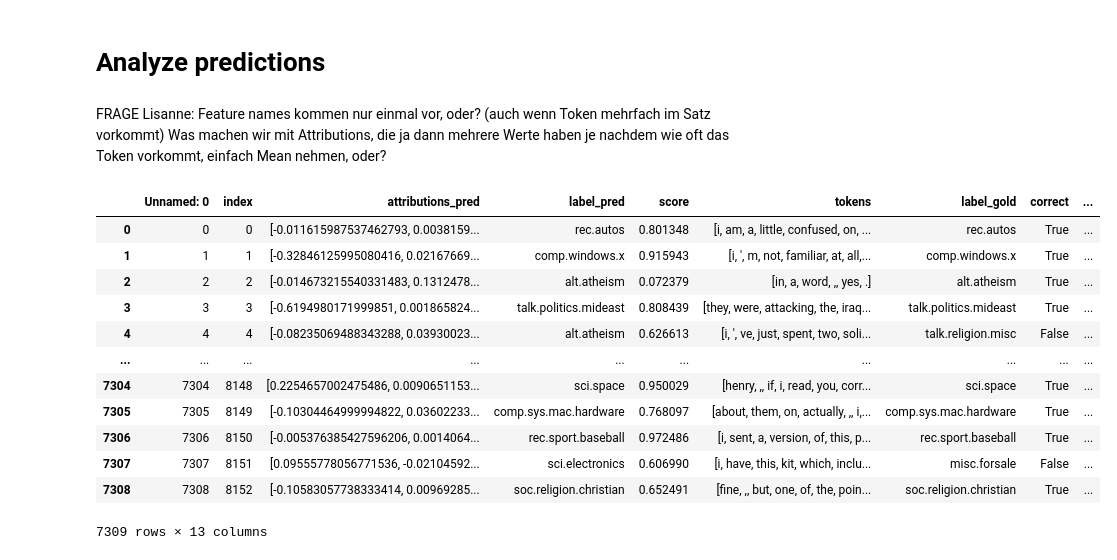
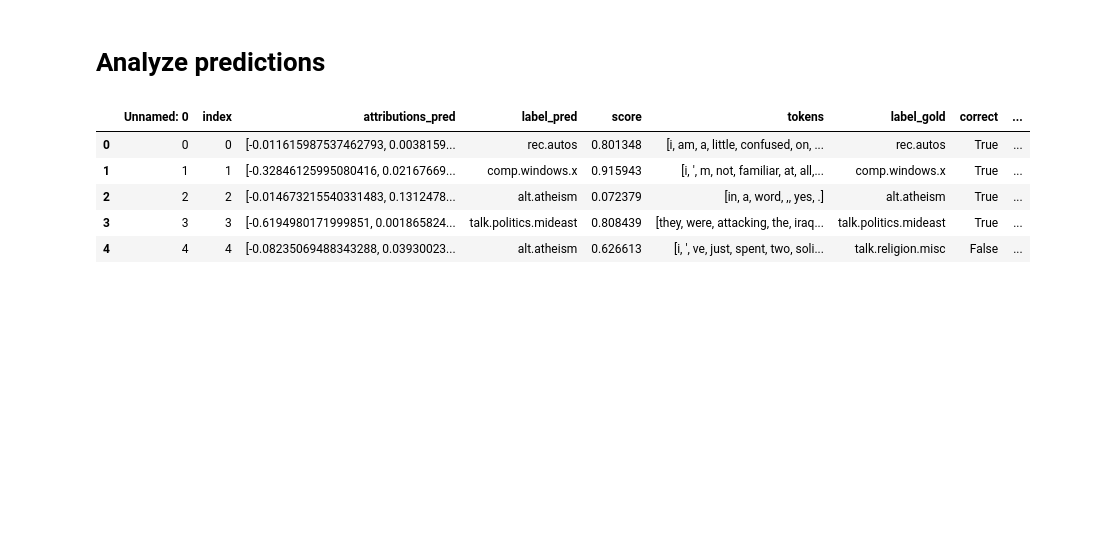
Before and after one commit to LydiaKoerber/nn-interpretability, a Jupyter notebook: analysis-predictions.ipynb, the cells around one changed output. Drawn from its saved outputs; the diff is of its cells as text; code cells hidden in the pictures; blank space fills up the shorter version.

```diff
--- a/analysis-predictions.ipynb
+++ b/analysis-predictions.ipynb
@@ -13,9 +13,6 @@ import pandas as pd
 import seaborn as sns
 
 %matplotlib inline
-# %% [markdown]
-FRAGE Lisanne: Feature names kommen nur einmal vor, oder? (auch wenn Token mehrfach im Satz vorkommt)
-Was machen wir mit Attributions, die ja dann mehrere Werte haben je nachdem wie oft das Token vorkommt, einfach Mean nehmen, oder?
 # %%
 # convert strings into lists
 def literal_eval_column(column):
@@ -28,21 +25,14 @@ def literal_eval_column(column):
 dist_test = pd.read_csv('outputs/distilbert_attributions.csv')
 dist_test = dist_test.applymap(literal_eval_column)
 # %%
-dist_test
+dist_test.head()
 # %% [output]
 |  | Unnamed: 0 | index | attributions_pred | label_pred | score | tokens | label_gold | correct | ... |
 | 0 | 0 | 0 | [-0.011615987537462793, 0.0038159... | rec.autos | 0.801348 | [i, am, a, little, confused, on, ... | rec.autos | True | ... |
 | 1 | 1 | 1 | [-0.32846125995080416, 0.02167669... | comp.windows.x | 0.915943 | [i, ', m, not, familiar, at, all,... | comp.windows.x | True | ... |
 | 2 | 2 | 2 | [-0.014673215540331483, 0.1312478... | alt.atheism | 0.072379 | [in, a, word, ,, yes, .] | alt.atheism | True | ... |
 | 3 | 3 | 3 | [-0.6194980171999851, 0.001865824... | talk.politics.mideast | 0.808439 | [they, were, attacking, the, iraq... | talk.politics.mideast | True | ... |
 | 4 | 4 | 4 | [-0.08235069488343288, 0.03930023... | alt.atheism | 0.626613 | [i, ', ve, just, spent, two, soli... | talk.religion.misc | False | ... |
-| ... | ... | ... | ... | ... | ... | ... | ... | ... | ... |
-| 7304 | 7304 | 8148 | [0.2254657002475486, 0.0090651153... | sci.space | 0.950029 | [henry, ,, if, i, read, you, corr... | sci.space | True | ... |
-| 7305 | 7305 | 8149 | [-0.10304464999994822, 0.03602233... | comp.sys.mac.hardware | 0.768097 | [about, them, on, actually, ,, i,... | comp.sys.mac.hardware | True | ... |
-| 7306 | 7306 | 8150 | [-0.005376385427596206, 0.0014064... | rec.sport.baseball | 0.972486 | [i, sent, a, version, of, this, p... | rec.sport.baseball | True | ... |
-| 7307 | 7307 | 8151 | [0.09555778056771536, -0.02104592... | sci.electronics | 0.606990 | [i, have, this, kit, which, inclu... | misc.forsale | False | ... |
-| 7308 | 7308 | 8152 | [-0.10583057738333414, 0.00969285... | soc.religion.christian | 0.652491 | [fine, ,, but, one, of, the, poin... | soc.religion.christian | True | ... |
-7309 rows × 13 columns
 # %%
 # read SVM predictions
 svm_test = pd.read_csv('outputs/coefs_test.csv')
```
Also changed, not shown: parts of 19 cells of this notebook, 1 other file.
